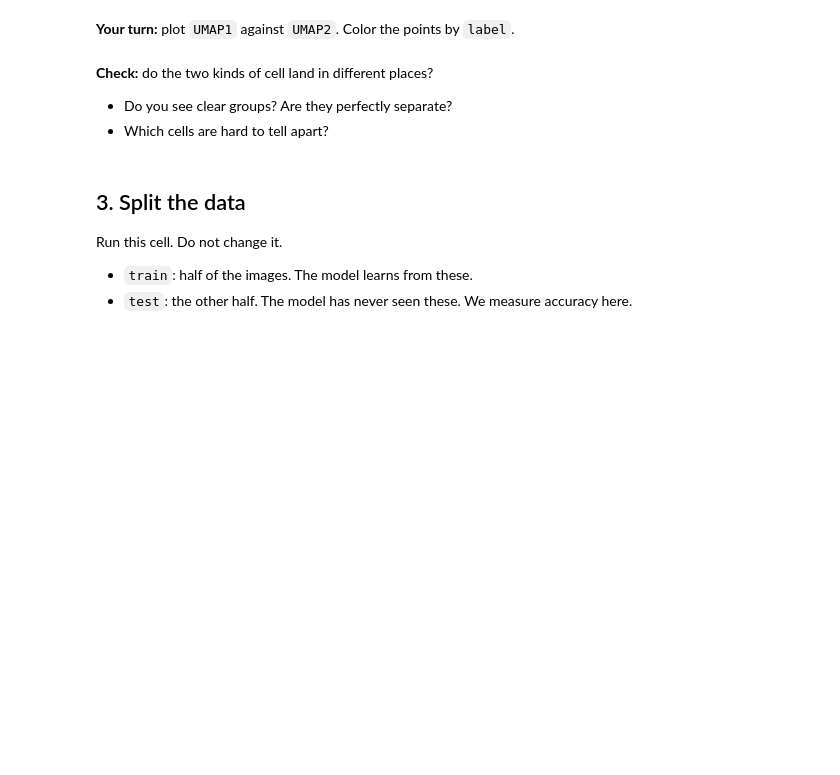
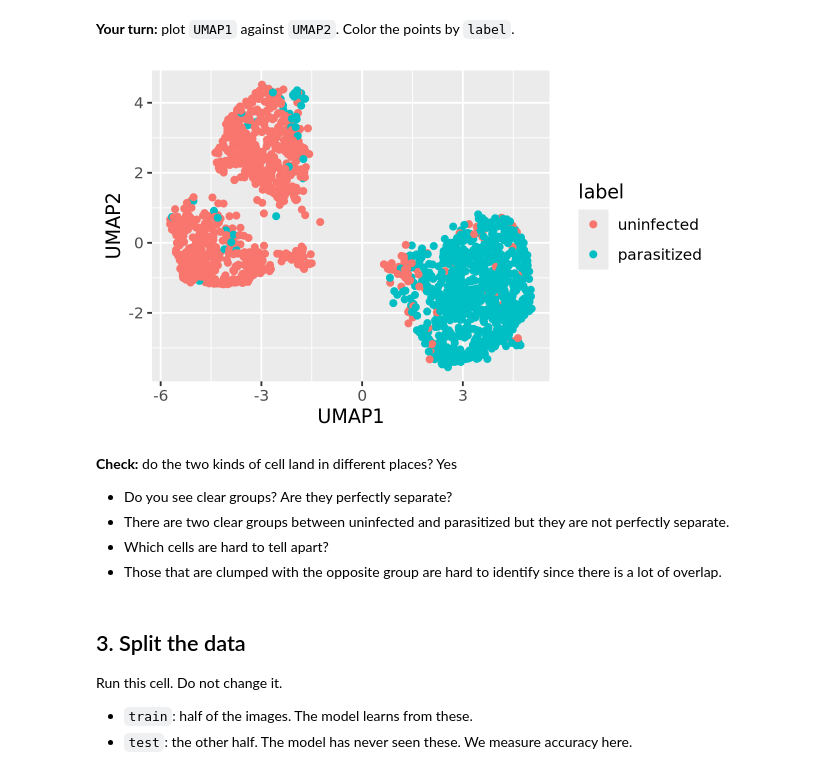
Before and after one commit to lgheflin/codespace, a Jupyter notebook: exercises/17-encoder-exercise.ipynb, the cells around one changed output. Cells and saved outputs as stored; diff of their text form; code cells hidden in the pictures; blank space fills up the shorter version.

```diff
--- a/exercises/17-encoder-exercise.ipynb
+++ b/exercises/17-encoder-exercise.ipynb
@@ -45,11 +73,19 @@ umap_coords |> head()
 **Your turn:** plot `UMAP1` against `UMAP2`. Color the points by `label`.
 # %%
 # Chart code goes here
+
+ggplot(umap_coords, aes(x = UMAP1, y = UMAP2, color = label)) +
+    geom_point()
+# %% [output]
+[figure, added]
 # %% [markdown]
 **Check:** do the two kinds of cell land in different places?
+Yes
 
 - Do you see clear groups? Are they perfectly separate?
+- There are two clear groups between uninfected and parasitized but they are not perfectly separate.
 - Which cells are hard to tell apart?
+- Those that are clumped with the opposite group are hard to identify since there is a lot of overlap.
 # %% [markdown]
 ## 3. Split the data
 
```
Also changed, not shown: parts of 9 cells of this notebook, 2 other files.
